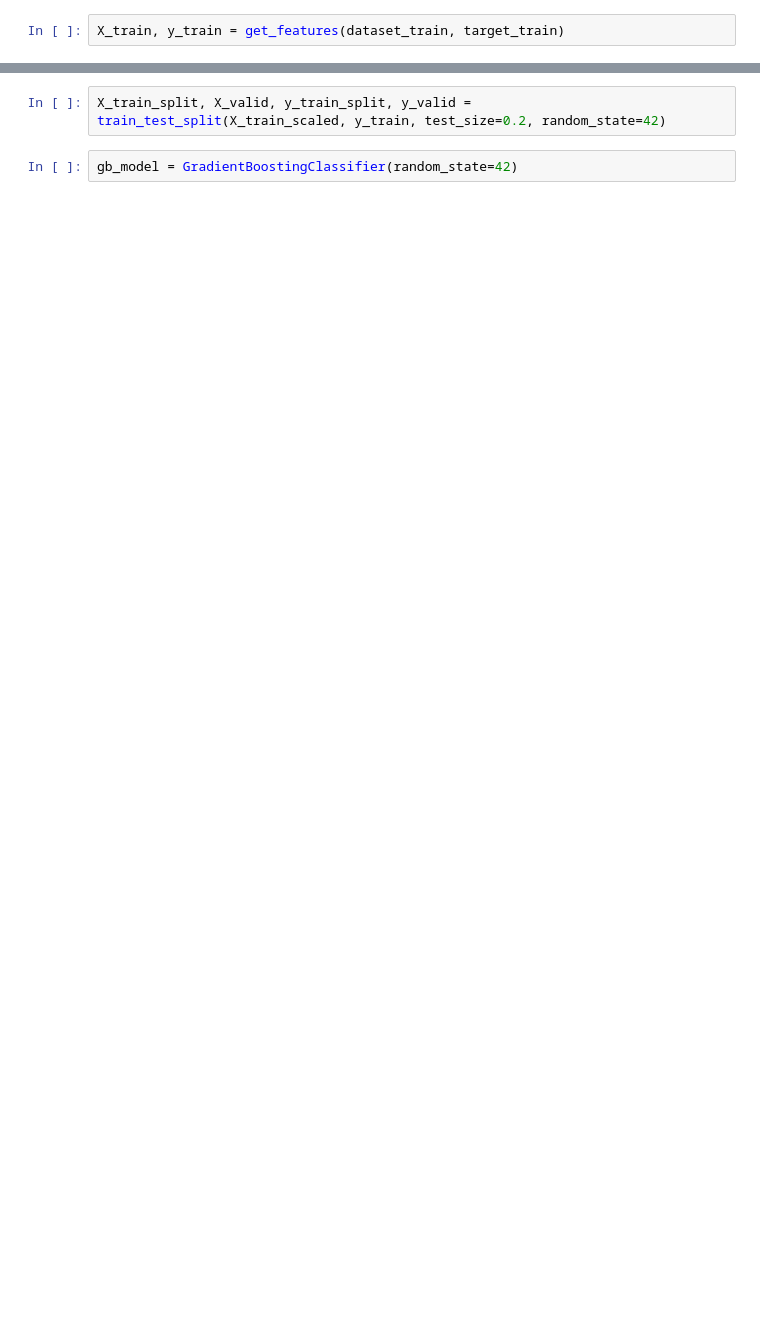
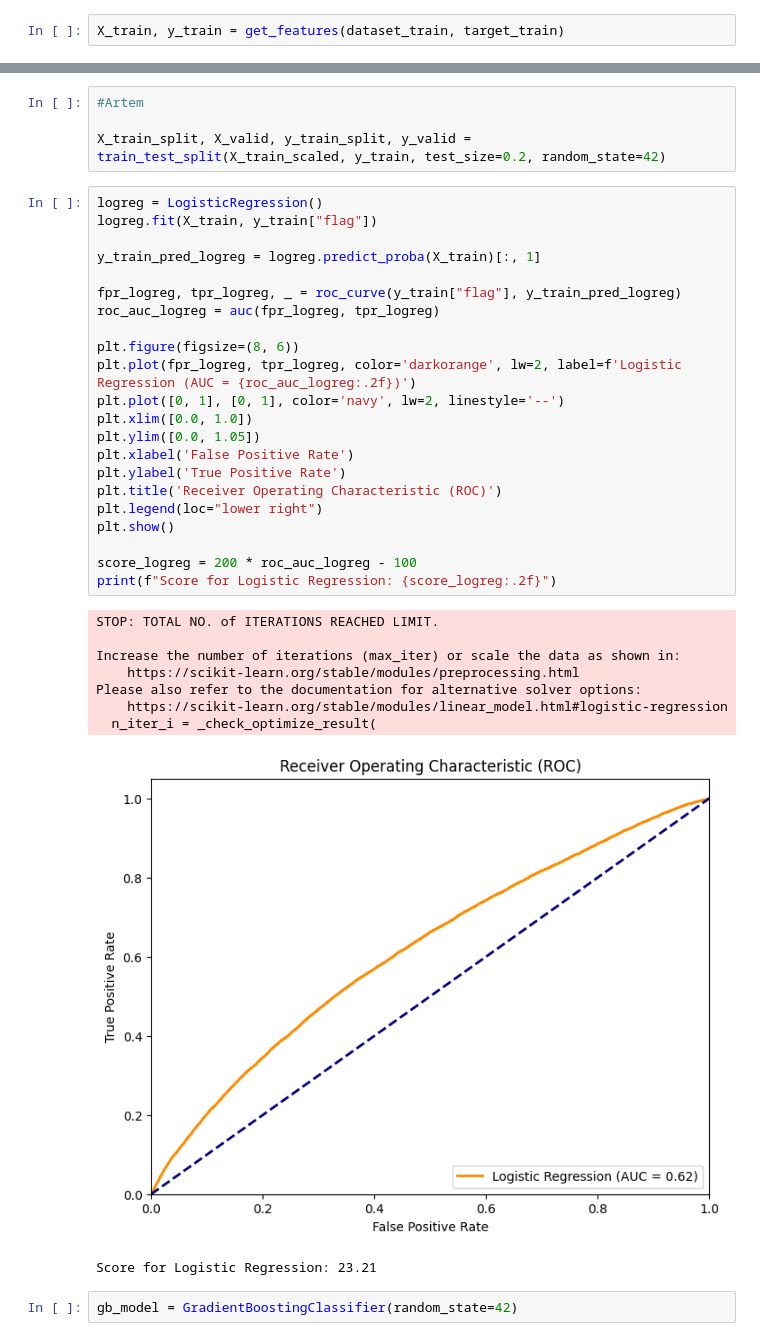
Before and after one commit to levankov-artem/credit_scoring, a Jupyter notebook: project.ipynb, the cells around one changed output, grey strips where cells are left out. Saved outputs shown, nothing was run; the diff lists cells and outputs as text; blank space fills up the shorter version.

```diff
--- a/project.ipynb
+++ b/project.ipynb
@@ -58,7 +65,41 @@ plt.show()
 [figure]
 [figure]
 # %%
+#Artem
+
 X_train_split, X_valid, y_train_split, y_valid = train_test_split(X_train_scaled, y_train, test_size=0.2, random_state=42)
+# %%
+logreg = LogisticRegression()
+logreg.fit(X_train, y_train["flag"])
+
+y_train_pred_logreg = logreg.predict_proba(X_train)[:, 1]
+
+fpr_logreg, tpr_logreg, _ = roc_curve(y_train["flag"], y_train_pred_logreg)
+roc_auc_logreg = auc(fpr_logreg, tpr_logreg)
+
+plt.figure(figsize=(8, 6))
+plt.plot(fpr_logreg, tpr_logreg, color='darkorange', lw=2, label=f'Logistic Regression (AUC = {roc_auc_logreg:.2f})')
+plt.plot([0, 1], [0, 1], color='navy', lw=2, linestyle='--')
+plt.xlim([0.0, 1.0])
+plt.ylim([0.0, 1.05])
+plt.xlabel('False Positive Rate')
+plt.ylabel('True Positive Rate')
+plt.title('Receiver Operating Characteristic (ROC)')
+plt.legend(loc="lower right")
+plt.show()
+
+score_logreg = 200 * roc_auc_logreg - 100
+print(f"Score for Logistic Regression: {score_logreg:.2f}")
+# %% [output]
+STOP: TOTAL NO. of ITERATIONS REACHED LIMIT.
+
+Increase the number of iterations (max_iter) or scale the data as shown in:
+    https://scikit-learn.org/stable/modules/preprocessing.html
+Please also refer to the documentation for alternative solver options:
+    https://scikit-learn.org/stable/modules/linear_model.html#logistic-regression
+  n_iter_i = _check_optimize_result(
+[figure, added]
+Score for Logistic Regression: 23.21
 # %%
 gb_model = GradientBoostingClassifier(random_state=42)
 # %%
```
Also changed, not shown: parts of 9 cells of this notebook.
